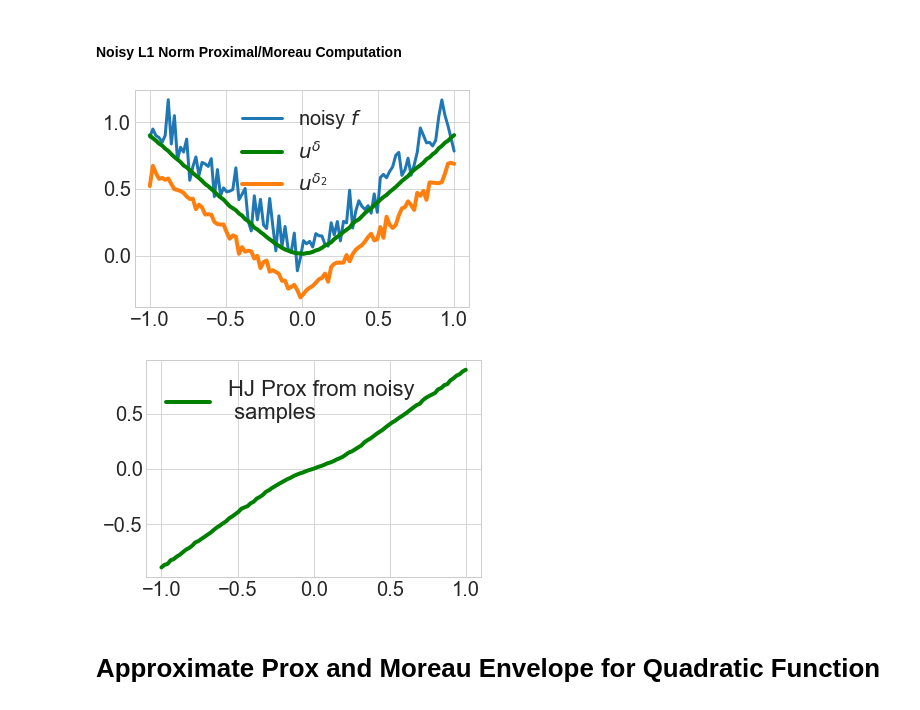
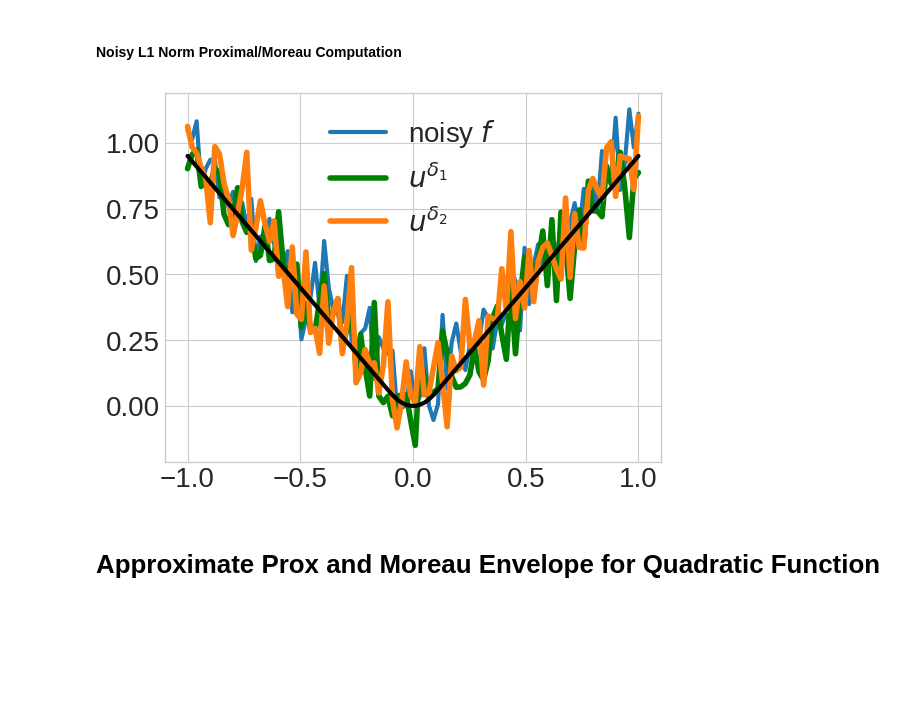
Before and after one commit to mines-opt-ml/hj-prox, a Jupyter notebook: docs/exp-prox-comparison.ipynb, the cells around one changed output. Drawn from its saved outputs; the diff is of its cells as text; code cells hidden in the pictures; blank space fills up the shorter version.

```diff
--- a/docs/exp-prox-comparison.ipynb
+++ b/docs/exp-prox-comparison.ipynb
@@ -1,11 +1,18 @@
 # %%
+import os
+import sys
+from google.colab import drive
+drive.mount('/content/drive')
+sys.path.append('/content/drive/MyDrive/Projects/2023-HJ-Prox/src/')
+
+from hj_prox import *
+from functions import *
 import numpy as np
 import torch
 import torch.nn as nn
 import matplotlib.pyplot as plt
 import time
 
-
 torch.set_default_dtype(torch.float64)
 torch.manual_seed(0)
-device = 'cpu' #'cuda:0'
+device = 'cuda:0'
@@ -264,66 +150,48 @@ analytic_prox = l1_norm_prox
 # create a grid of x's for plotting
 x = torch.linspace(-1,1,100).view(-1,1).to(device)
 y_vals = torch.zeros(x.shape, device=device)
+y_vals = f(x)
 prox_true = torch.zeros(x.shape, device=device)
 envelope_HJ = torch.zeros(x.shape, device=device)
 envelope_HJ2 = torch.zeros(x.shape, device=device)
 
-# t = 3e-1
-# delta = 1e-1
-# alpha = 1.0
 t = 0.1
-delta = 1e-1
+delta = 5e-2
 delta2 = 1e-2
 alpha = 1.0
-# y_vals = l1_norm(x) + 0.1*torch.randn(x.shape[0], device=device)
-y_vals = f(x)
 prox_true = analytic_prox(x, t=t)
 
 prox_HJ = torch.zeros(prox_true.shape, device=device)
 prox_HJ2 = torch.zeros(prox_true.shape, device=device)
 n_integral_samples = int(1e4)
 for i in range(x.shape[0]):
   temp, ls_iters, temp_envelope = compute_prox(x[i].view(1,1), t, f, int_samples = n_integral_samples, delta = delta, alpha=alpha, device=device)
   prox_HJ[i] = temp
   envelope_HJ[i] = temp_envelope
 
 for i in range(x.shape[0]):
   temp, ls_iters, temp_envelope = compute_prox(x[i].view(1,1), t, f, int_samples = n_integral_samples, delta = delta2, alpha=alpha, device=device)
   prox_HJ2[i] = temp
   envelope_HJ2[i] = temp_envelope
 
-# PLOT
+# ------------------------ PLOT without noiseless y ------------------------
 fig1 = plt.figure()
 plt.style.use('seaborn-whitegrid')
 ax = plt.axes()
 ax.plot(x.cpu(), y_vals.cpu(), linewidth=3);
 ax.plot(x.cpu(), envelope_HJ.cpu(), linewidth=4, color='g')
 ax.plot(x.cpu(), envelope_HJ2.cpu(), linewidth=4)
+ax.plot(x.cpu(), envelope_l1_norm(x, t=t).cpu(), 'k', linewidth=3) ###### for save_str = 'eye_candy'
 
 # ax.set_xlabel("x-axis", fontsize=title_fontsize)
-ax.legend(['noisy $f$', '$u^\delta$', '$u^{\delta_2}$'],fontsize=fontsize, loc=9)
+ax.legend(['noisy $f$', '$u^{\delta_1}$', '$u^{\delta_2}$'],fontsize=fontsize, loc=9)
 ax.tick_params(labelsize=fontsize, which='both', direction='in')
 
-save_str = 'l1_norm_envelope_noisy.pdf'
+# save_str = 'l1_norm_envelope_noisy.pdf'
+save_str = 'eye_candy.pdf'
 fig1.savefig(save_str, dpi=300 , bbox_inches="tight", pad_inches=0.0)
 # %% [output]
-[figure, old version]
+[figure, new version]
-# %%
-fig1 = plt.figure()
-plt.style.use('seaborn-whitegrid')
-ax = plt.axes()
-
-# ax.plot(x.cpu(), prox_true.cpu(), linewidth=4)
-ax.plot(x.cpu(), prox_HJ.cpu(), linewidth=4, color='g')
-
-# ax.set_xlabel("x-axis", fontsize=title_fontsize)
-ax.legend(['HJ Prox from noisy \n samples'],fontsize=fontsize+2, loc=2)
-ax.tick_params(labelsize=fontsize, which='both', direction='in')
-
-save_str = 'l1_norm_prox_noisy.pdf'
-fig1.savefig(save_str, dpi=300 , bbox_inches="tight", pad_inches=0.0)
-# %% [output]
-[figure, removed]
 # %% [markdown]
 # Approximate Prox and Moreau Envelope for Quadratic Function
 # %%
```
Also changed, not shown: parts of 37 cells of this notebook, 6 other files.
